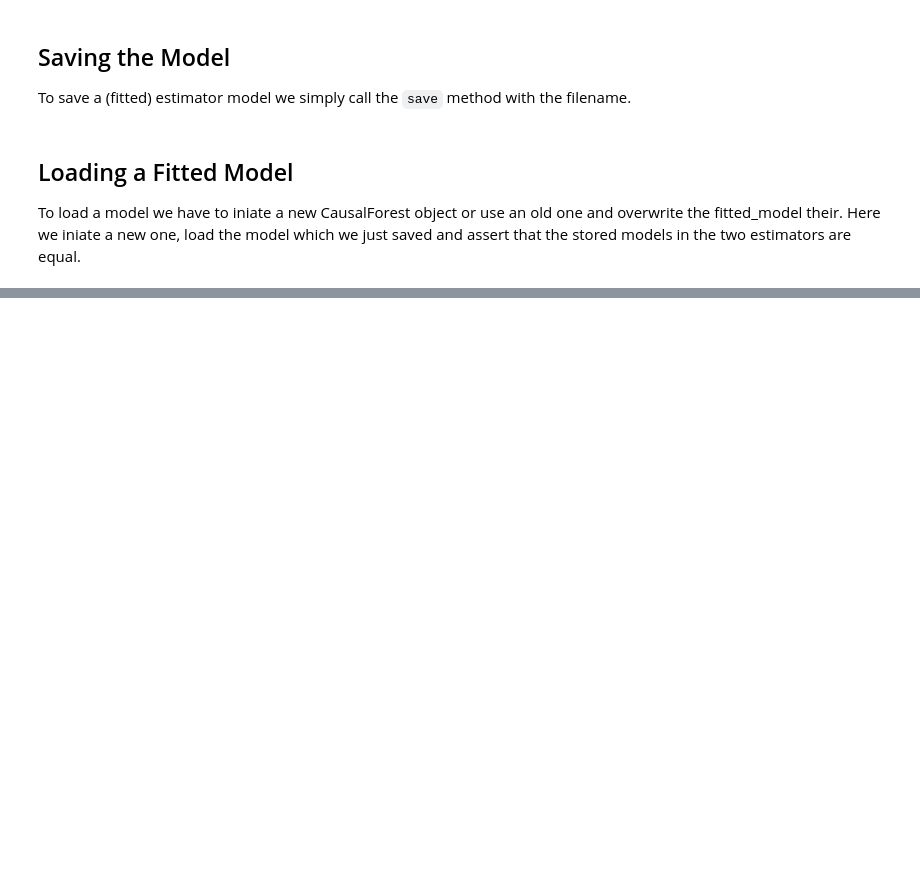
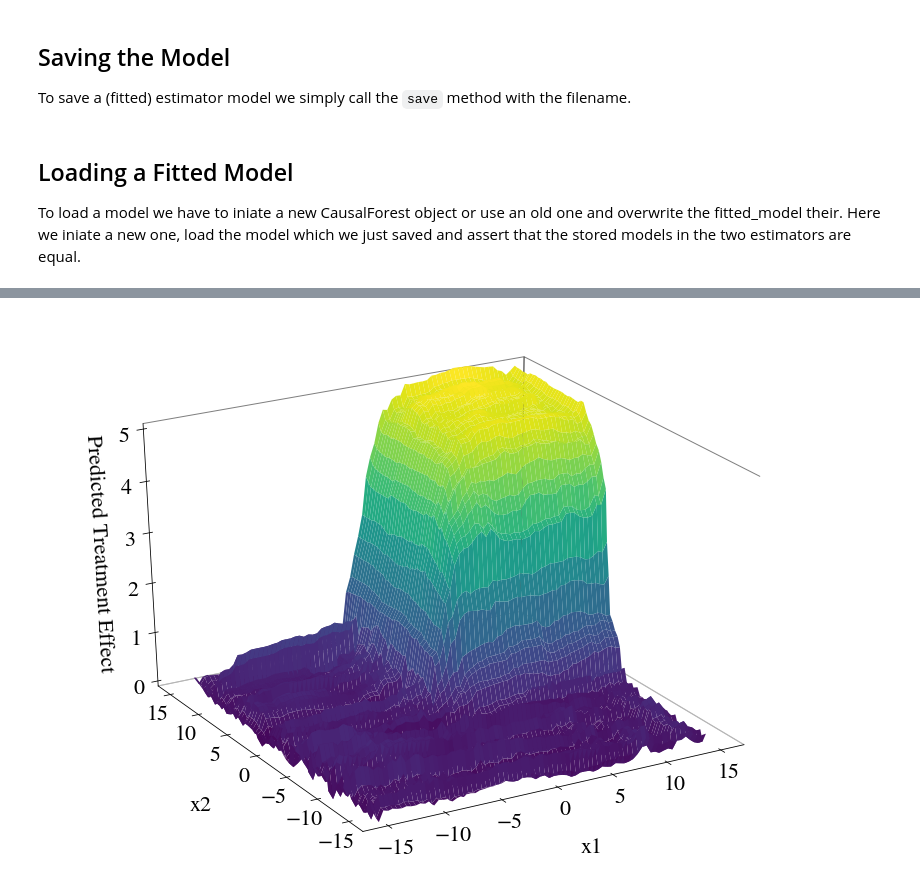
Before and after one commit to timmens/causal-forest, a Jupyter notebook: docs/source/getting_started/example.ipynb, the cells around one changed output, grey strips where cells are left out. Cells and saved outputs as stored; diff of their text form; code cells hidden in the pictures; blank space fills up the shorter version.

```diff
--- a/docs/source/getting_started/example.ipynb
+++ b/docs/source/getting_started/example.ipynb
@@ -120,0 +152,16 @@ assert_frame_equal(cff.fitted_model, cf.fitted_model)
+# %%
+cfparams = {
+    'num_trees': 40,
+    'split_ratio': 1,
+    'num_workers': 4,
+    'use_transformed_outcomes': True,
+    'min_leaf': 5,
+    'max_depth': 20,
+    'seed_counter': 1,
+}
+
+cf = CausalForest(**cfparams)
+cf = cf.fit(X, t, y)
+plot_predicted_treatment_effect(cf, figsize=(14, 10), npoints=75, num_workers=4)
+# %% [output]
+[figure, added]
```
Also changed, not shown: parts of 5 cells of this notebook, 3 other files.
